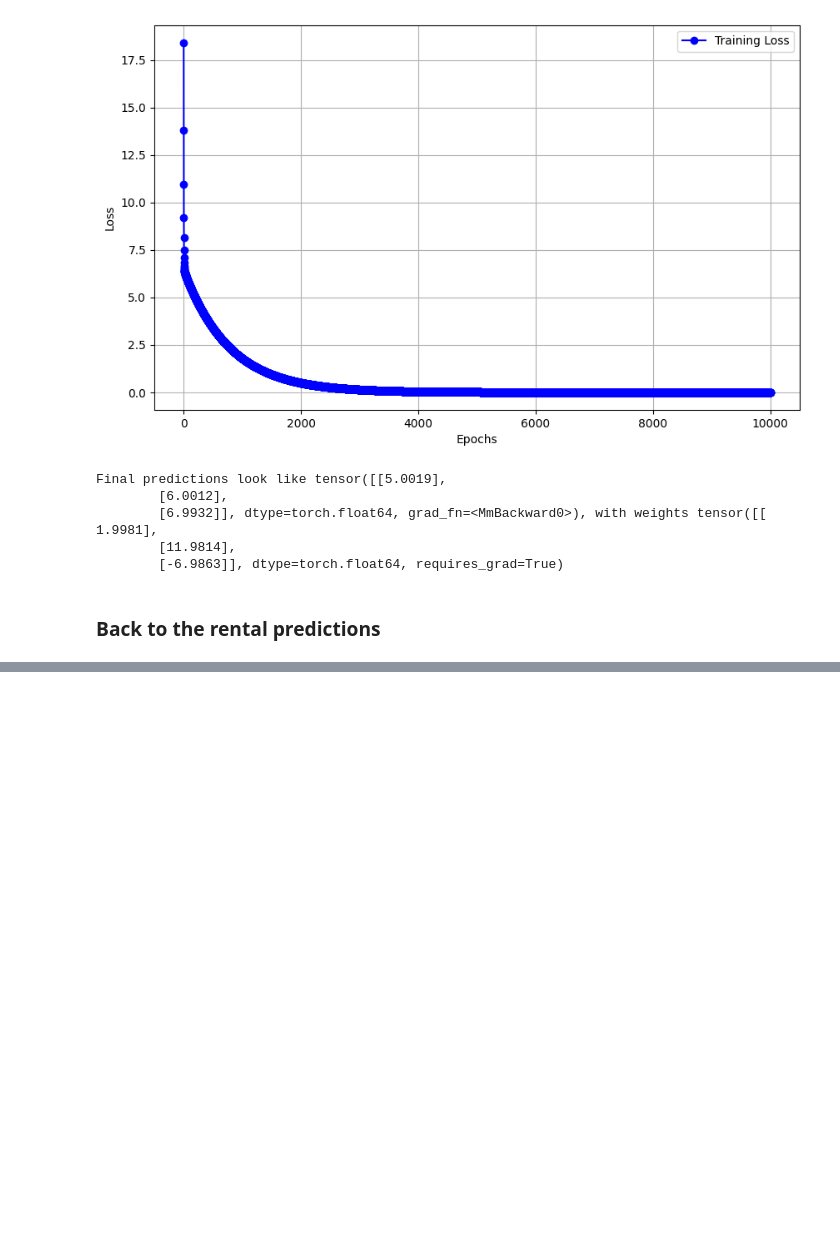
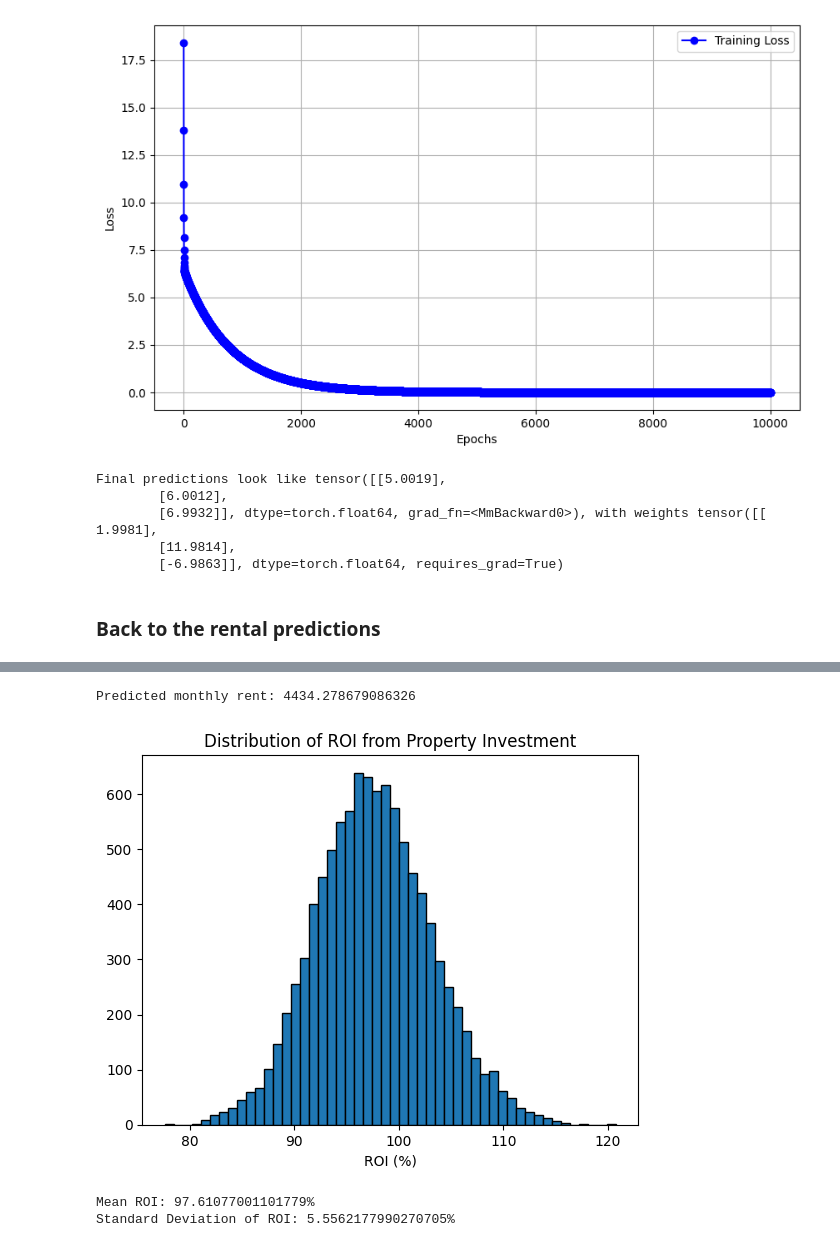
Before and after one commit to AntoniPokrzywa/Final_Projects, a Jupyter notebook: Final_project.ipynb, the cells around one changed output, grey strips where cells are left out. Cells and saved outputs as stored; diff of their text form; code cells hidden in the pictures; blank space fills up the shorter version.

```diff
--- a/Final_project.ipynb
+++ b/Final_project.ipynb
@@ -351,0 +374,69 @@ plt.show()
+# %%
+def monte_carlo_roi(purchase_price: float, monthly_rent: float, years: int, annual_property_appreciation: float, maintenance_percentage: float, loan_amount: float) -> float:
+    property_value = purchase_price
+    total_income = 0
+    total_expenses = 0
+    monthly_mortgage_cost = -npf.pmt(interest_rate / 12, years * 12, loan_amount)
+
+    for year in range(years):
+        appreciation_rate = np.random.normal(annual_property_appreciation, 0.015)
+        property_value *= (1 + appreciation_rate)
+        rent_income = monthly_rent * 12
+        total_income += rent_income
+        maintenance_cost = property_value * maintenance_percentage
+        total_expenses += maintenance_cost + (monthly_mortgage_cost * 12)
+
+    net_profit = total_income + property_value - total_expenses
+    roi = (net_profit / purchase_price) * 100
+    return roi
+# %%
+import numpy_financial as npf
+
+rent_parameters = [64.28, 3, 5.2, 1, 1]  # Input features
+standardized_rent_parameters = [
+    (rent_parameters[0] - df['squareMeters'].mean()) / df['squareMeters'].std(),
+    (rent_parameters[1] - df['rooms'].mean()) / df['rooms'].std(),
+    (rent_parameters[2] - df['centreDistance'].mean()) / df['centreDistance'].std(),
+    rent_parameters[3],
+    rent_parameters[4]
+]
+rent_parameters = torch.tensor(standardized_rent_parameters, dtype=torch.float32)
+model.eval()
+
+with torch.no_grad():
+    monthly_rent = model(rent_parameters)
+
+predicted_price = monthly_rent.item()
+predicted_price = predicted_price * price_std + price_mean
+predicted_price = np.exp(predicted_price)
+
+monthly_rent = predicted_price
+print(f'Predicted monthly rent: {monthly_rent}')
+
+interest_rate = 0.08
+annual_property_appreciation = 0.03  # Property value appreciation per year
+maintenance_percentage = 0.02  # 2% of property value per year for maintenance
+num_simulations = 10000  # Number of Monte Carlo simulations
+purchase_price = 932060
+loan_amount = 450000
+loan_term_years = 20
+
+roi_results = [monte_carlo_roi(purchase_price, monthly_rent, 10, annual_property_appreciation, maintenance_percentage, loan_amount) for _ in range(num_simulations)]
+
+
+plt.hist(roi_results, bins=50, edgecolor='black')
+plt.title('Distribution of ROI from Property Investment')
+plt.xlabel('ROI (%)')
+plt.show()
+
+# Calculate statistics
+mean_roi = np.mean(roi_results)
+std_dev_roi = np.std(roi_results)
+
+print(f"Mean ROI: {mean_roi}%")
+print(f"Standard Deviation of ROI: {std_dev_roi}%")
+# %% [output]
+Predicted monthly rent: 4434.278679086326
+[figure, added]
+Mean ROI: 97.61077001101779%
+Standard Deviation of ROI: 5.5562177990270705%
```
Also changed, not shown: parts of 12 cells of this notebook, 1 other file.
